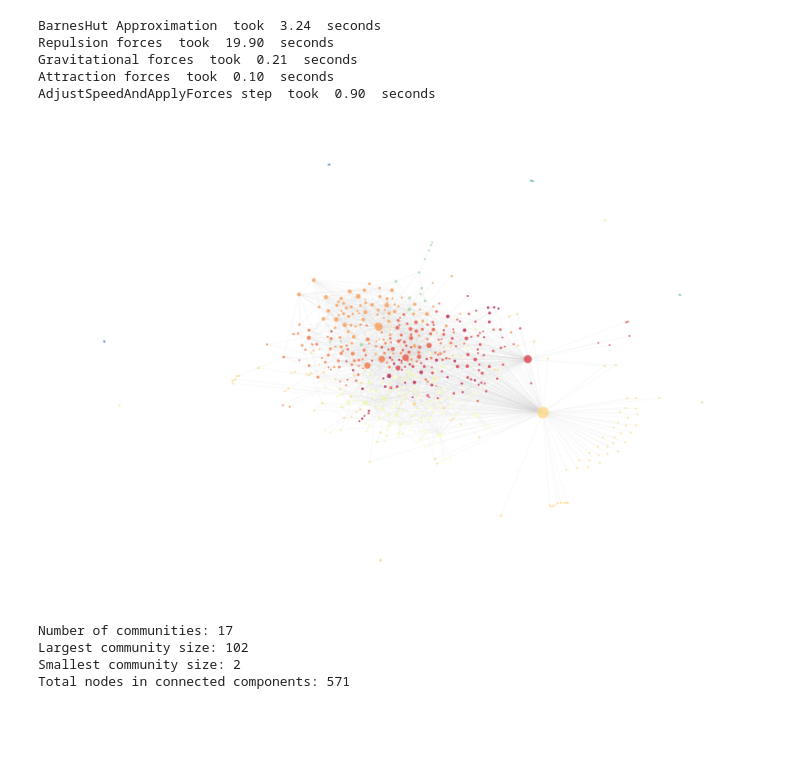
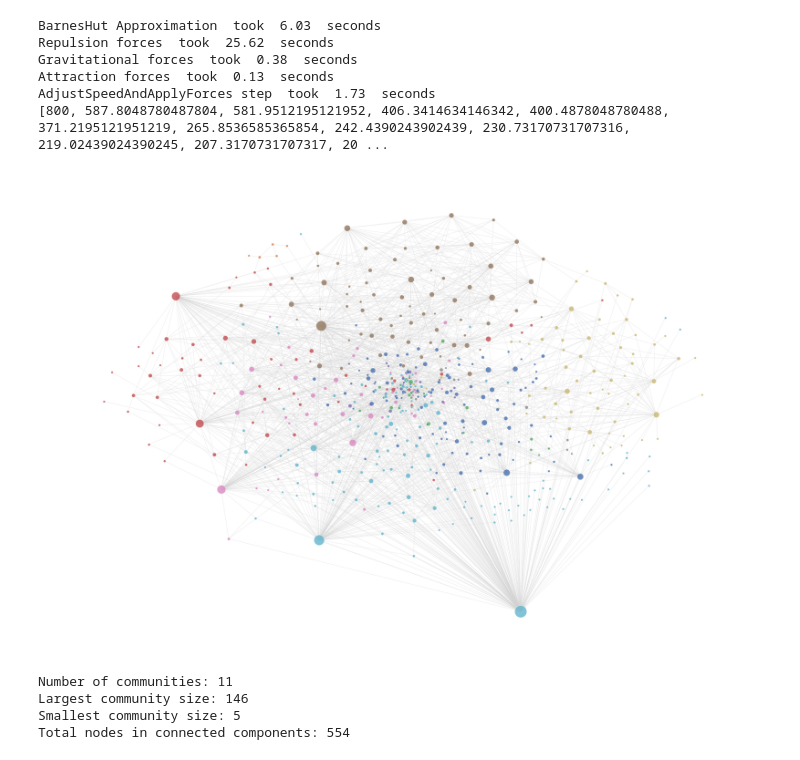
Before and after one commit to chayapatr/cscw-25, a Jupyter notebook: relation.ipynb, the cells around one changed output. Saved outputs shown, nothing was run; the diff lists cells and outputs as text; code cells hidden in the pictures; blank space fills up the shorter version.

```diff
--- a/relation.ipynb
+++ b/relation.ipynb
@@ -45,7 +45,20 @@ G.remove_nodes_from(list(nx.isolates(G)))
 # Detect communities
 partition = community_louvain.best_partition(G)
 
-# ForceAtlas2 layout configuration
+# Count nodes in each community
+community_sizes = {}
+for node, community in partition.items():
+    if community not in community_sizes:
+        community_sizes[community] = 0
+    community_sizes[community] += 1
+
+small_communities = [comm for comm, size in community_sizes.items() if size < 5]
+
+nodes_to_remove = [node for node, comm in partition.items() if comm in small_communities]
+G.remove_nodes_from(nodes_to_remove)
+
+partition = community_louvain.best_partition(G)
+
 forceatlas2 = ForceAtlas2(
     outboundAttractionDistribution=True,
     linLogMode=False,
@@ -55,66 +68,62 @@ forceatlas2 = ForceAtlas2(
     barnesHutOptimize=True,
     barnesHutTheta=1.2,
     multiThreaded=False,
-    scalingRatio=100,  # Dramatically increased for much more spread
+    scalingRatio=5,
     strongGravityMode=False,
-    gravity=100,  # Further reduced to allow even more spread
+    gravity=200,
     verbose=True
 )
 
-positions = forceatlas2.forceatlas2_networkx_layout(G, pos=None, iterations=5000)
+positions = forceatlas2.forceatlas2_networkx_layout(G, pos=None, iterations=10000)
 
-# Set up the plot
-plt.figure(figsize=(24, 16), facecolor='white')  # Even larger figure size
+plt.figure(figsize=(24, 16), facecolor='white')
+nx.draw_networkx_edges(G, positions, alpha=0.7, edge_color='lightgray', width=0.5)
 
-# Draw edges
-nx.draw_networkx_edges(G, positions, alpha=0.7, edge_color='lightgray', width=0.3)
-
-# Get node sizes based on degree centrality
 degrees = dict(G.degree())
 max_degree = max(degrees.values())
-node_sizes = [min(20 + ((v / max_degree) * 0.8) * 1500, 800) for v in degrees.values()]  # Increased base size and scaling
+node_sizes = [min(20 + ((v / max_degree) * 0.8) * 1500, 800) for v in degrees.values()]
+print(sorted(node_sizes, reverse=True))
 
-# Create a color palette for nodes
 unique_communities = sorted(set(partition.values()))
 num_communities = len(unique_communities)
-palette = sns.color_palette("Spectral", n_colors=num_communities)
+palette = sns.color_palette("deep", n_colors=num_communities)
 color_map = dict(zip(unique_communities, palette))
 
-# Draw nodes
 for node, community in partition.items():
     nx.draw_networkx_nodes(G, positions,
                            nodelist=[node],
                            node_size=node_sizes[list(G.nodes()).index(node)],
                            node_color=[color_map[community]],
                            alpha=0.8,
                            edgecolors='white',
                            linewidths=0.5)
 
 plt.axis('off')
 plt.tight_layout()
 
 # Remove legend
 plt.gca().legend_ = None
 
 plt.show()
 
-# Print community statistics
+# Print updated community statistics
 community_sizes = {}
 for community in set(partition.values()):
     size = list(partition.values()).count(community)
     community_sizes[community] = size
 print("Number of communities:", len(community_sizes))
 print("Largest community size:", max(community_sizes.values()))
 print("Smallest community size:", min(community_sizes.values()))
 print("Total nodes in connected components:", len(G.nodes()))
 # %% [output]
-BarnesHut Approximation  took  3.24  seconds
-Repulsion forces  took  19.90  seconds
-Gravitational forces  took  0.21  seconds
-Attraction forces  took  0.10  seconds
-AdjustSpeedAndApplyForces step  took  0.90  seconds
+BarnesHut Approximation  took  6.03  seconds
+Repulsion forces  took  25.62  seconds
+Gravitational forces  took  0.38  seconds
+Attraction forces  took  0.13  seconds
+AdjustSpeedAndApplyForces step  took  1.73  seconds
+[800, 587.8048780487804, 581.9512195121952, 406.3414634146342, 400.4878048780488, 371.2195121951219, 265.8536585365854, 242.4390243902439, 230.73170731707316, 219.02439024390245, 207.3170731707317, 20 ...
-[figure, old version]
+[figure, new version]
-Number of communities: 17
-Largest community size: 102
-Smallest community size: 2
-Total nodes in connected components: 571
+Number of communities: 11
+Largest community size: 146
+Smallest community size: 5
+Total nodes in connected components: 554
```
Also changed, not shown: 1 other file.
